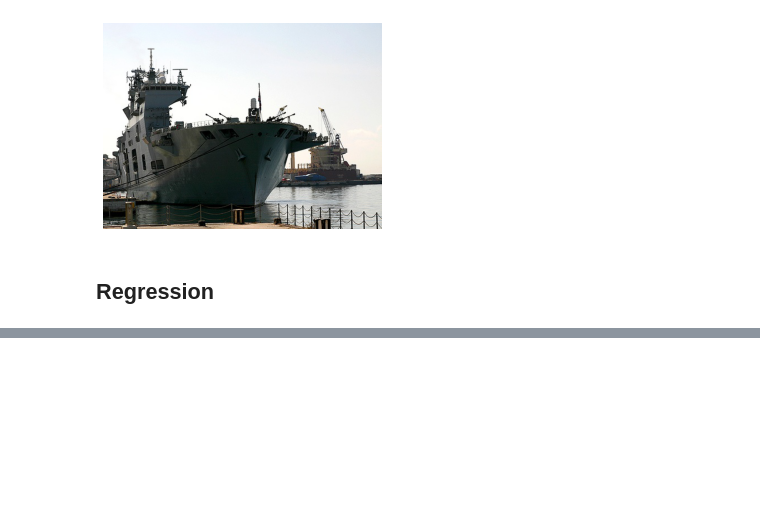
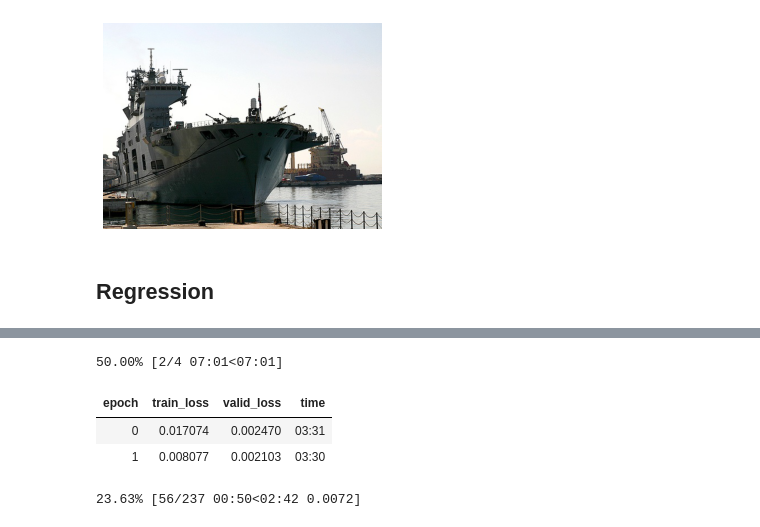
Before and after one commit to artkpv/fastbook, a Jupyter notebook: 06_multicat_rep.ipynb, the cells around one changed output, grey strips where cells are left out. Saved outputs shown, nothing was run; the diff lists cells and outputs as text; code cells hidden in the pictures; blank space fills up the shorter version.

```diff
--- a/06_multicat_rep.ipynb
+++ b/06_multicat_rep.ipynb
@@ -169,0 +169,9 @@ KeyboardInterrupt:
+# %%
+lr = 0.0003311311302240938
+learn.fit_one_cycle(n_epoch=4, lr_max=lr)
+# %% [output]
+50.00% [2/4 07:01<07:01]
+| epoch | train_loss | valid_loss | time |
+| 0 | 0.017074 | 0.002470 | 03:31 |
+| 1 | 0.008077 | 0.002103 | 03:30 |
+23.63% [56/237 00:50<02:42 0.0072]
```
Also changed, not shown: parts of 8 cells of this notebook, 2 other files.
